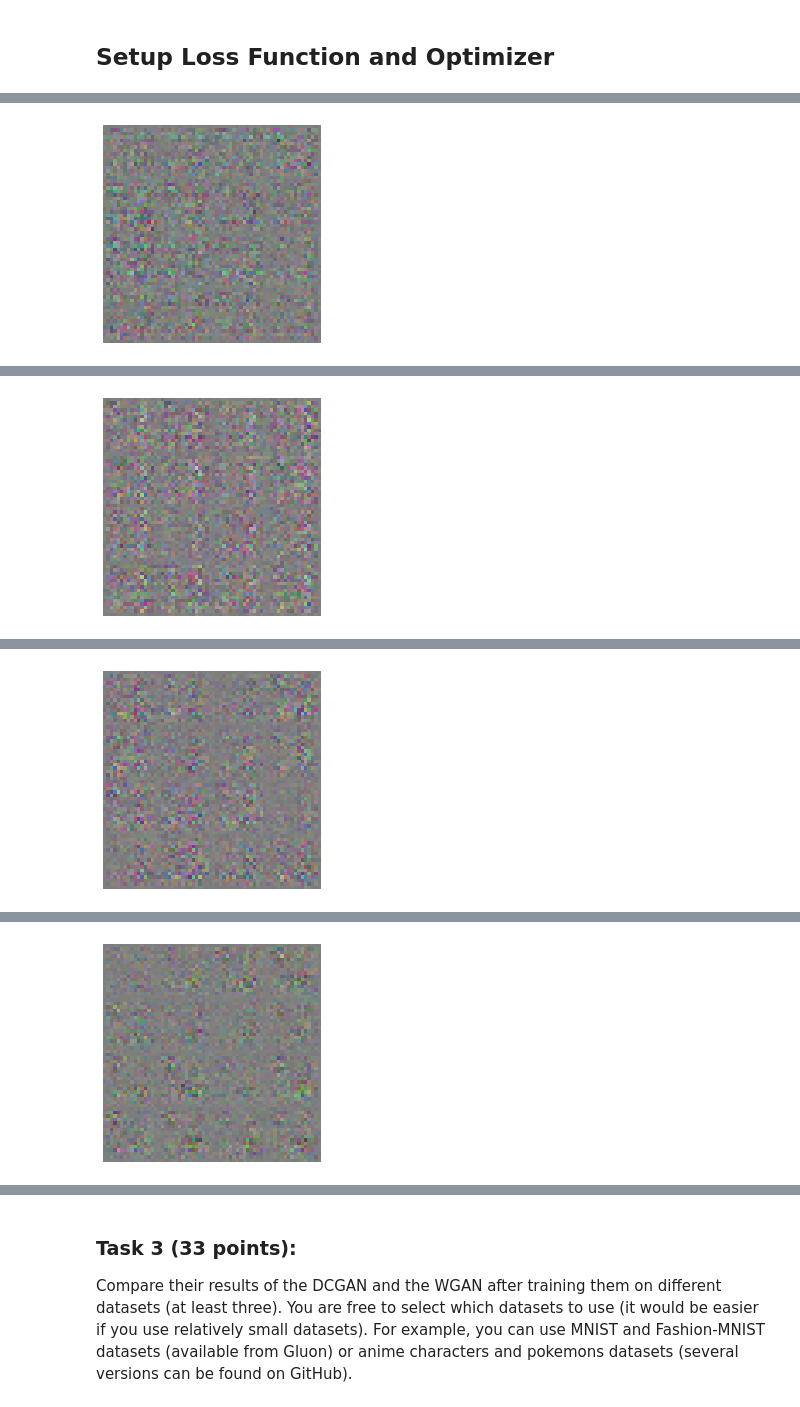
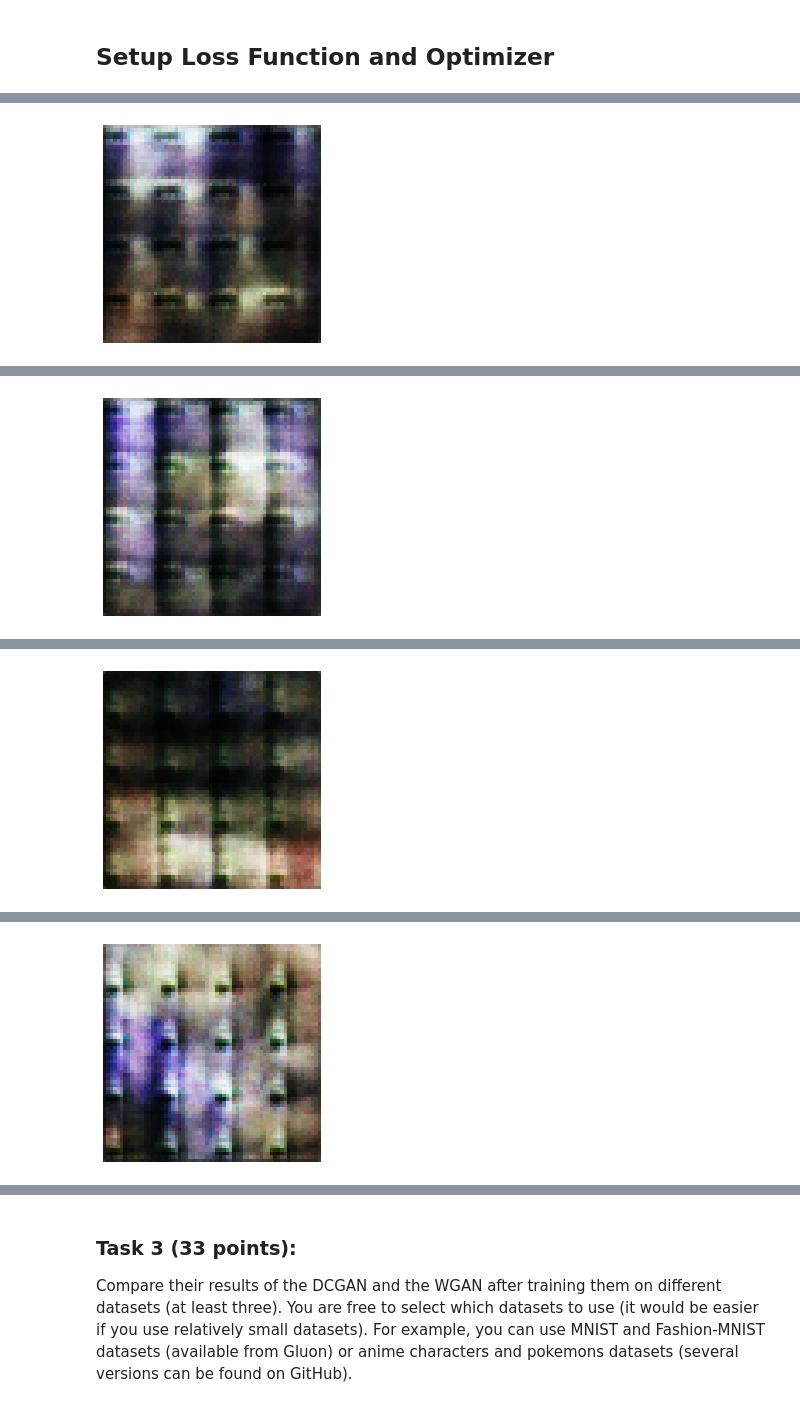
Before and after one commit to thijsgelton/P10-G7_GANs, a Jupyter notebook: P10_G7_GANs.ipynb, the cells around one changed output, grey strips where cells are left out. Saved outputs shown, nothing was run; the diff lists cells and outputs as text; code cells hidden in the pictures.

```diff
--- a/P10_G7_GANs.ipynb
+++ b/P10_G7_GANs.ipynb
@@ -446,61 +437,66 @@ ncritic = 5
 real_label = nd.ones((batch_size,), ctx=ctx)
 fake_label = -nd.ones((batch_size,),ctx=ctx)
 
-metric = WGANMetric()
+def facc(label, pred):
+    pred = pred.ravel()
+    label = label.ravel()
+    return ((pred > 0.5) == label).mean()
+metric = mx.metric.CustomMetric(facc)
 
 stamp =  datetime.now().strftime('%Y_%m_%d-%H_%M')
 logging.basicConfig(level=logging.DEBUG)
 
-one = nd.ones((1), ctx=ctx)
-mone = -one
-
-for epoch in range(epochs):
+for epoch in range(20):
     tic = time.time()
     btic = time.time()
     train_data.reset()
     iter = 0
-    for batch in train_data:
+    d_loss_epoch = []
+    g_loss_epoch = []
+
+    for i, batch in enumerate(train_data):
         ############################
         # (1) Update D network: maximize log(D(x)) + log(1 - D(G(z)))
         ###########################
         data = batch.data[0].as_in_context(ctx)
         latent_z = mx.nd.random_normal(0, 1, shape=(batch_size, latent_z_size, 1, 1), ctx=ctx)
 
-        for i in range(ncritic):
+        with ag.record():
+            # train with real image
+            output = netD(data).reshape((-1, 1))
+            metric.update([real_label,], [output,])
+            d_loss_real = output.mean()
+
+            # train with fake image
+            fake = netG(latent_z).detach()
+            output = netD(fake).reshape((-1, 1))
+            metric.update([fake_label,], [output,])
+            d_loss_fake = output.mean()
+
+            d_loss = d_loss_fake - d_loss_real
+            d_loss.backward()
+            d_loss_epoch.append(d_loss.detach().asnumpy()[0])
+
+        trainerD.step(batch.data[0].shape[0])
+        if i % ncritic == 0:
+            ############################
+            # (2) Update G network: maximize log(D(G(z)))
+            ###########################
             with ag.record():
-                # train with real image
-                output = netD(data).reshape((-1, 1))
-                d_loss_real = output.mean()
-                d_loss_real.backward(one)
+                fake = netG(latent_z)
+                output = netD(fake).reshape((-1, 1))
+                g_loss = -output.mean()
+                g_loss.backward()
+                g_loss_epoch.append(g_loss.detach().asnumpy()[0])
 
-                # train with fake image
-                fake = netG(latent_z)
-                output = netD(fake.detach()).reshape((-1, 1))
-                d_loss_fake = output.mean()
-                d_loss_fake.backward(mone)
-
-                d_loss = d_loss_fake - d_loss_real
-                metric.update((d_loss / batch_size).mean())
-            trainerD.step(batch.data[0].shape[0])
-
-        ############################
-        # (2) Update G network: maximize log(D(G(z)))
-        ###########################
-        with ag.record():
-            fake = netG(latent_z)
-            output = netD(fake).reshape((-1, 1))
-            g_loss = output.mean()
-            g_loss.backward(one)
-
-        trainerG.step(batch.data[0].shape[0])
+            trainerG.step(batch.data[0].shape[0])
 
         iter = iter + 1
         btic = time.time()
 
     acc = metric.get()
     metric.reset()
-    logging.info('\nbinary training acc at epoch %d: %f' % (epoch, acc.detach().asnumpy()[0]))
-    logging.info('time: %f' % (time.time() - tic))
+    print(f"D loss: {np.array(d_loss_epoch).mean()}\nG loss: {np.array(g_loss_epoch).mean()}\nAcc: {acc}")
 
     # Visualize one generated image for each epoch
     fake_img = fake[0]
@@ -517 +513 @@ INFO:root:time: 137.035313
-[figure, old version]
+[figure, new version]
@@ -521 +517 @@ INFO:root:time: 137.110611
-[figure, old version]
+[figure, new version]
@@ -525 +521 @@ INFO:root:time: 137.136104
-[figure, old version]
+[figure, new version]
@@ -529 +525 @@ INFO:root:time: 137.134511
-[figure, old version]
+[figure, new version]
```
Also changed, not shown: parts of 10 cells of this notebook.
